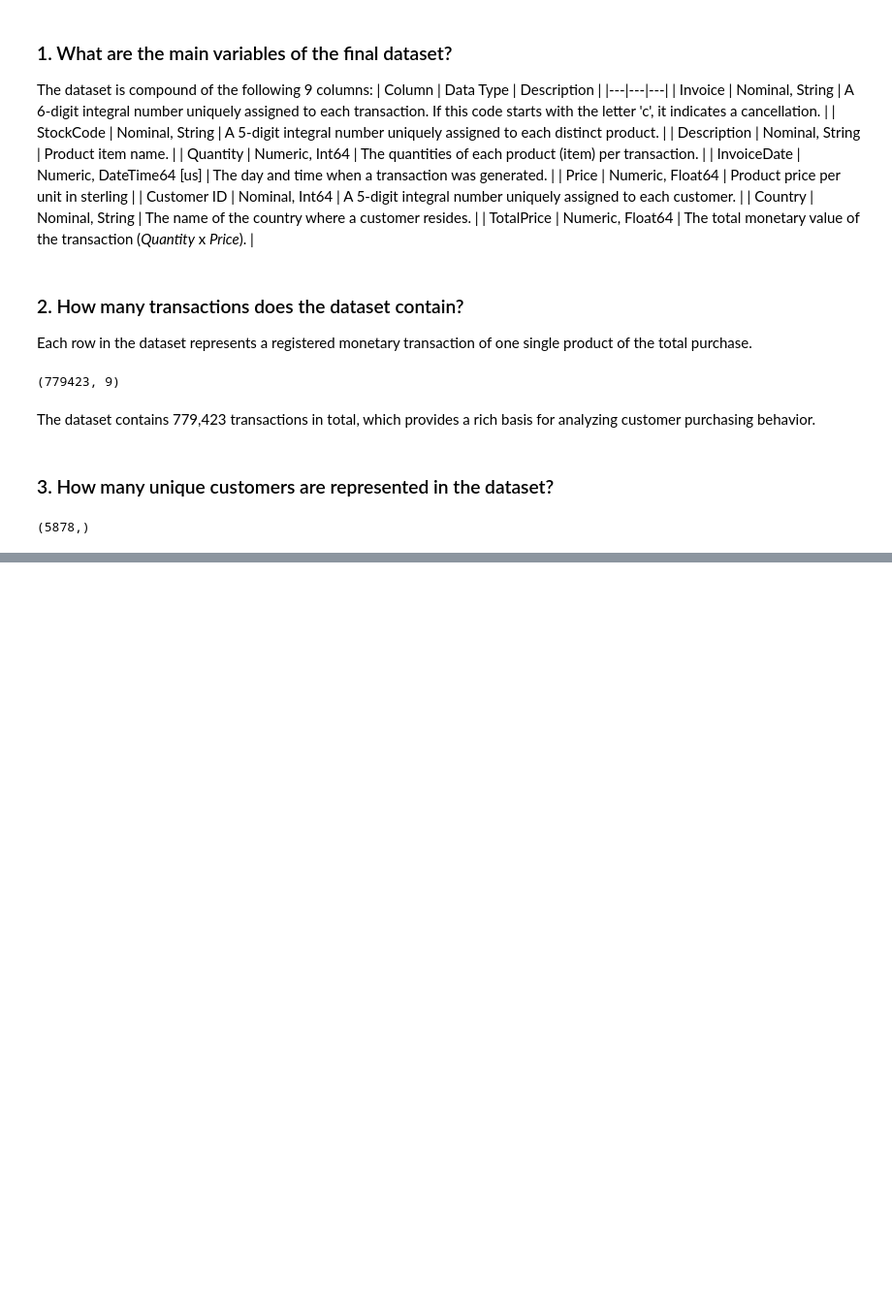
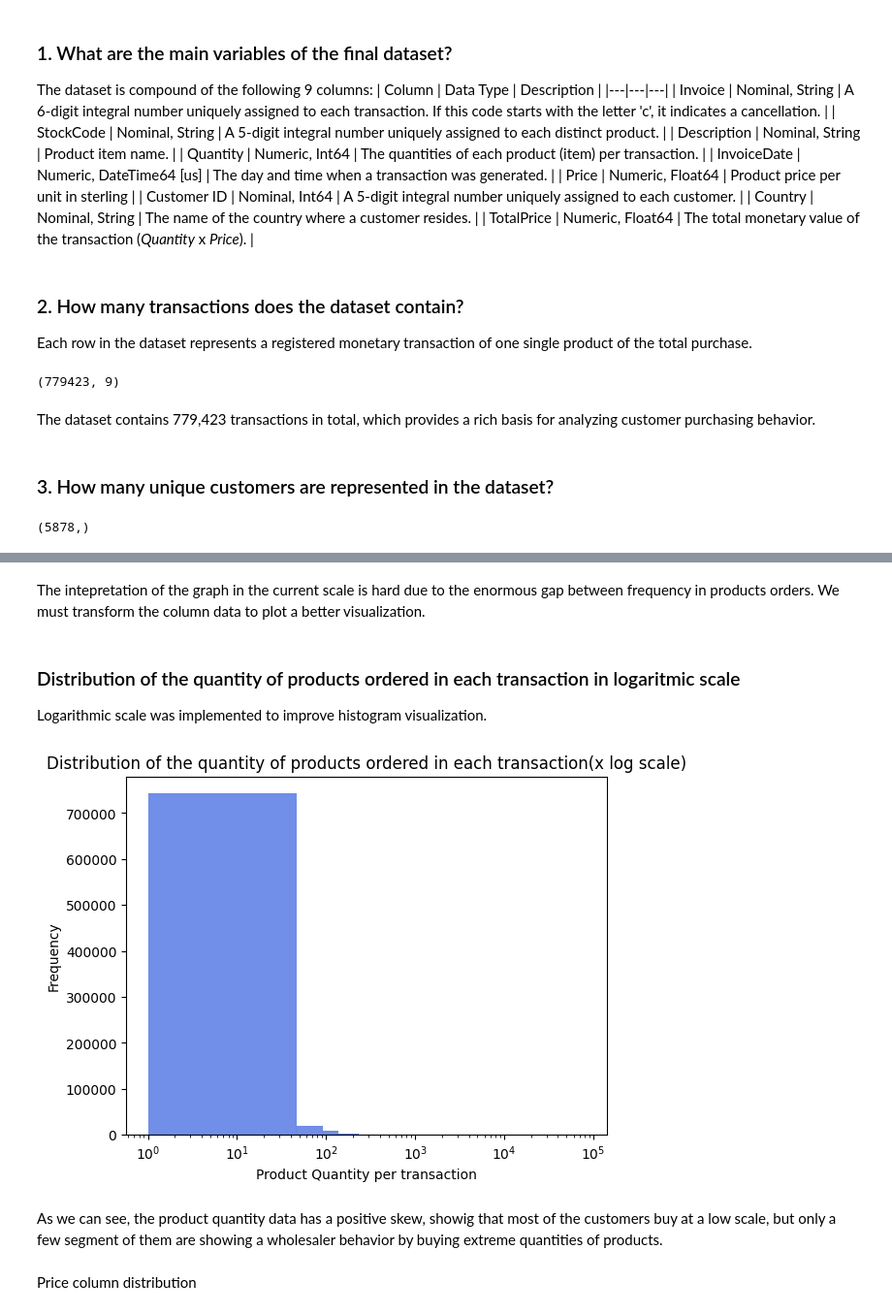
Before and after one commit to AmaKings9/online-retail-customer-analysis, a Jupyter notebook: notebooks/03_eda.ipynb, the cells around one changed output, grey strips where cells are left out. Shown at 97% size. Drawn from its saved outputs; the diff is of its cells as text; code cells hidden in the pictures; blank space fills up the shorter version.

```diff
--- a/notebooks/03_eda.ipynb
+++ b/notebooks/03_eda.ipynb
@@ -50,0 +102,19 @@ This figure represents the customers observed in the dataset and does not necess
+# %% [markdown]
+The intepretation of the graph in the current scale is hard due to the enormous gap between frequency in products orders. We must transform the column data to plot a better visualization.
+# %% [markdown]
+### Distribution of the quantity of products ordered in each transaction in logaritmic scale
+Logarithmic scale was implemented to improve histogram visualization.
+# %%
+plt.figure()
+sns.histplot(data=df, x='Quantity', color="royalblue")
+plt.title("Distribution of the quantity of products ordered in each transaction(x log scale)")
+plt.xlabel("Product Quantity per transaction")
+plt.ylabel("Frequency")
+plt.xscale('log')
+plt.show()
+# %% [output]
+[figure, added]
+# %% [markdown]
+As we can see, the product quantity data has a positive skew, showig that most of the customers buy at a low scale, but only a few segment of them are showing a wholesaler behavior by buying extreme quantities of products.
+# %% [markdown]
+Price column distribution
```
Also changed, not shown: parts of 13 cells of this notebook.
